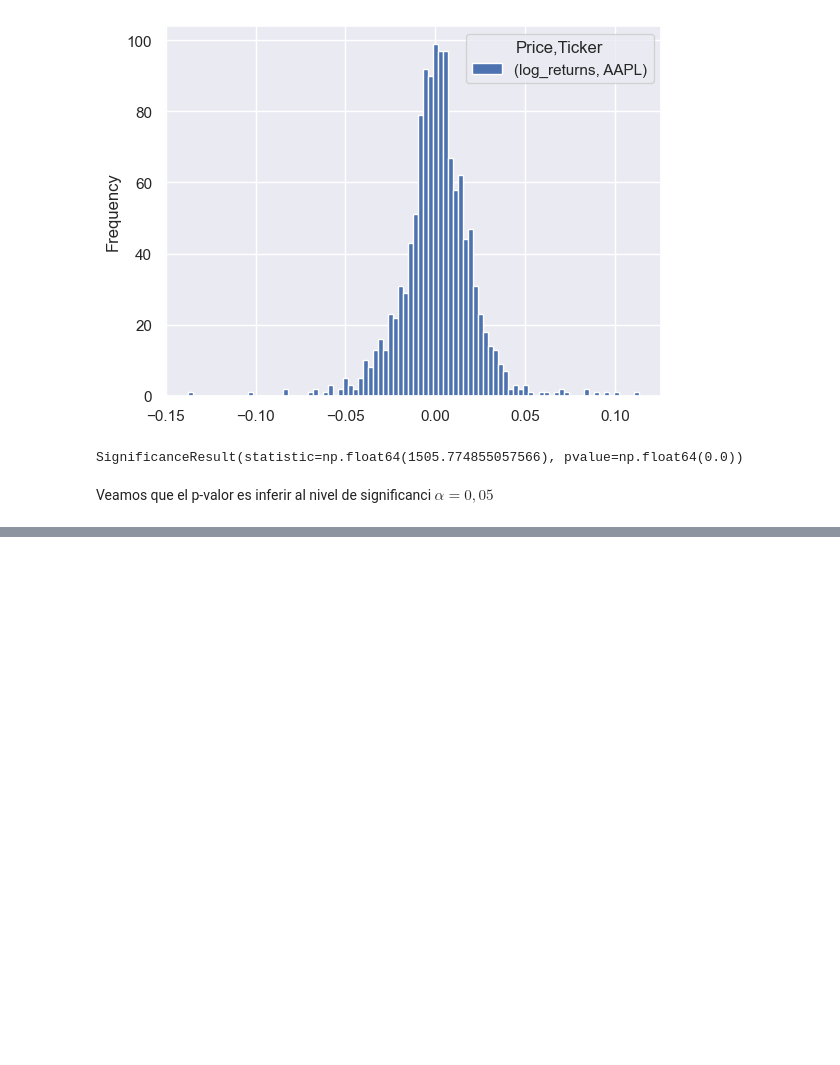
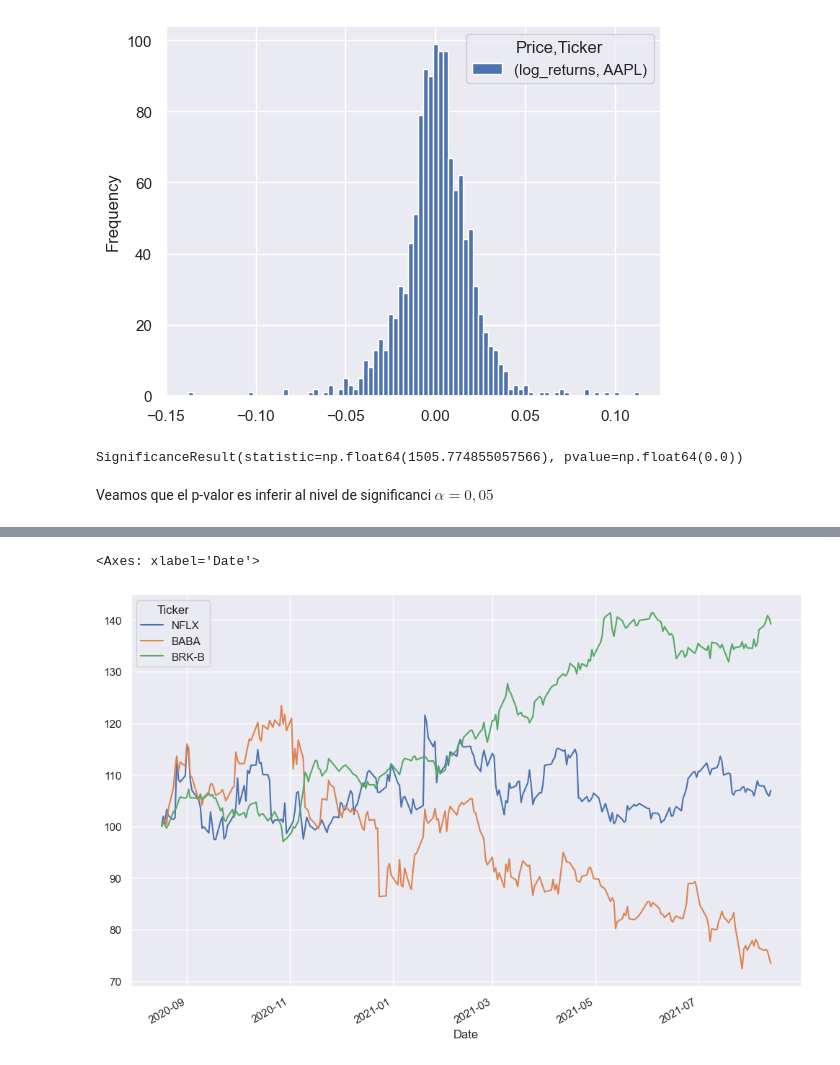
Before and after one commit to DaveQuant/Mathematical-Models-For-Pricing-Options, a Jupyter notebook: portfolio_2.ipynb, the cells around one changed output, grey strips where cells are left out. Drawn from its saved outputs; the diff is of its cells as text; code cells hidden in the pictures; blank space fills up the shorter version.

```diff
--- a/portfolio_2.ipynb
+++ b/portfolio_2.ipynb
@@ -64,0 +85,6 @@ Veamos que el p-valor es inferir al nivel de significanci $\alpha = 0,05$
+# %%
+normalize_prices = close_prices.div(close_prices.iloc[0]).mul(100)
+normalize_prices.plot(kind = 'line', figsize=(12, 8))
+# %% [output]
+<Axes: xlabel='Date'>
+[figure, added]
```
Also changed, not shown: parts of 4 cells of this notebook, 1 other file.
